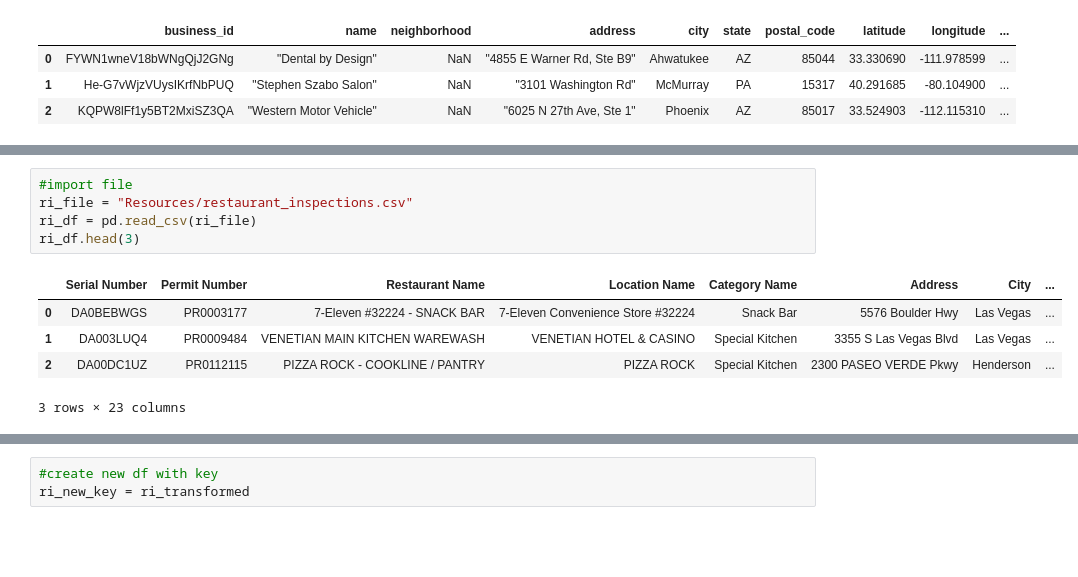
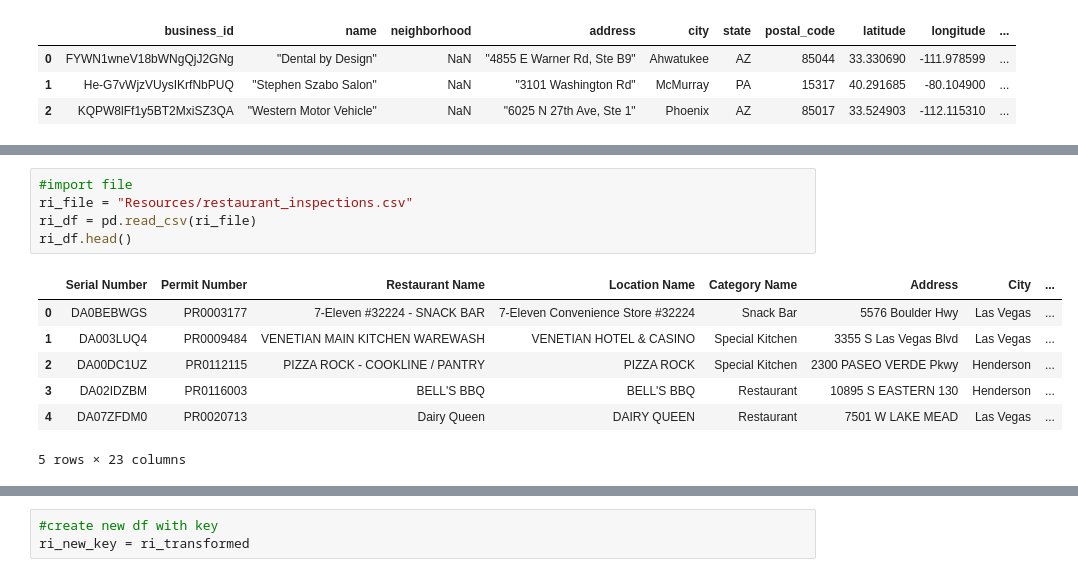
Before and after one commit to TVanEyck/ProjectETL, a Jupyter notebook: ETL/ETL_JA.ipynb, the cells around one changed output, grey strips where cells are left out. Saved outputs shown, nothing was run; the diff lists cells and outputs as text; blank space fills up the shorter version.

```diff
--- a/ETL/ETL_JA.ipynb
+++ b/ETL/ETL_JA.ipynb
@@ -34,13 +113,15 @@ yelp_transformed.head(3)
 # %%
 #import file
 ri_file = "Resources/restaurant_inspections.csv"
 ri_df = pd.read_csv(ri_file)
-ri_df.head(3)
+ri_df.head()
 # %% [output]
 |  | Serial Number | Permit Number | Restaurant Name | Location Name | Category Name | Address | City | ... |
 | 0 | DA0BEBWGS | PR0003177 | 7-Eleven #32224 - SNACK BAR | 7-Eleven Convenience Store #32224 | Snack Bar | 5576 Boulder Hwy | Las Vegas | ... |
 | 1 | DA003LUQ4 | PR0009484 | VENETIAN MAIN KITCHEN WAREWASH | VENETIAN HOTEL & CASINO | Special Kitchen | 3355 S Las Vegas Blvd | Las Vegas | ... |
 | 2 | DA00DC1UZ | PR0112115 | PIZZA ROCK - COOKLINE / PANTRY | PIZZA ROCK | Special Kitchen | 2300 PASEO VERDE Pkwy | Henderson | ... |
+| 3 | DA02IDZBM | PR0116003 | BELL'S BBQ | BELL'S BBQ | Restaurant | 10895 S EASTERN 130 | Henderson | ... |
+| 4 | DA07ZFDM0 | PR0020713 | Dairy Queen | DAIRY QUEEN | Restaurant | 7501 W LAKE MEAD | Las Vegas | ... |
-3 rows × 23 columns
+5 rows × 23 columns
 # %%
 # Create a filtered dataframe from specific columns # keep:“permit code”,“Restaurant Name”, “address”, “city”, “state”, “zip”, “inspection time”, “Inspection results”, “location”
```
Also changed, not shown: parts of 19 cells of this notebook, 3 other files.
